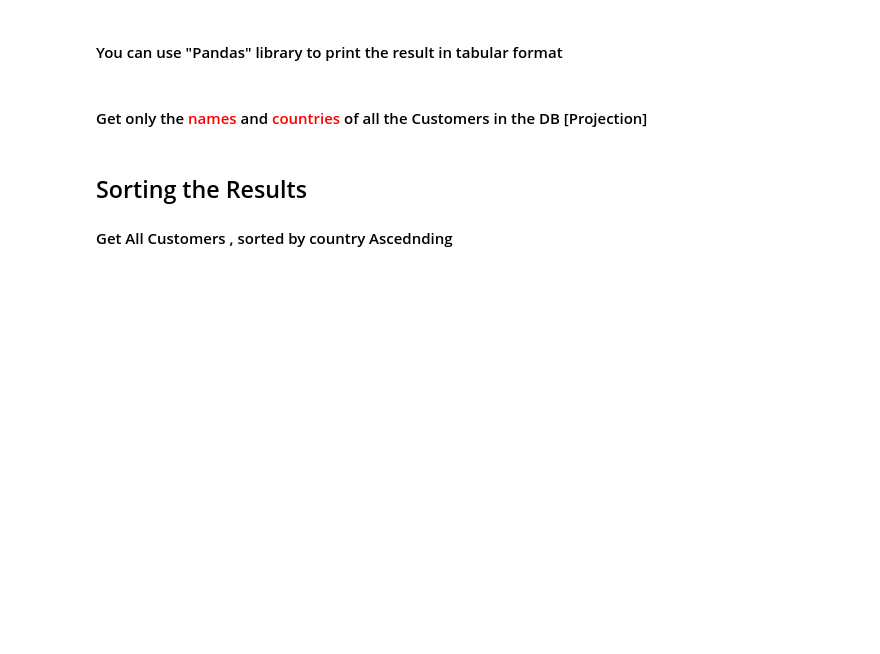
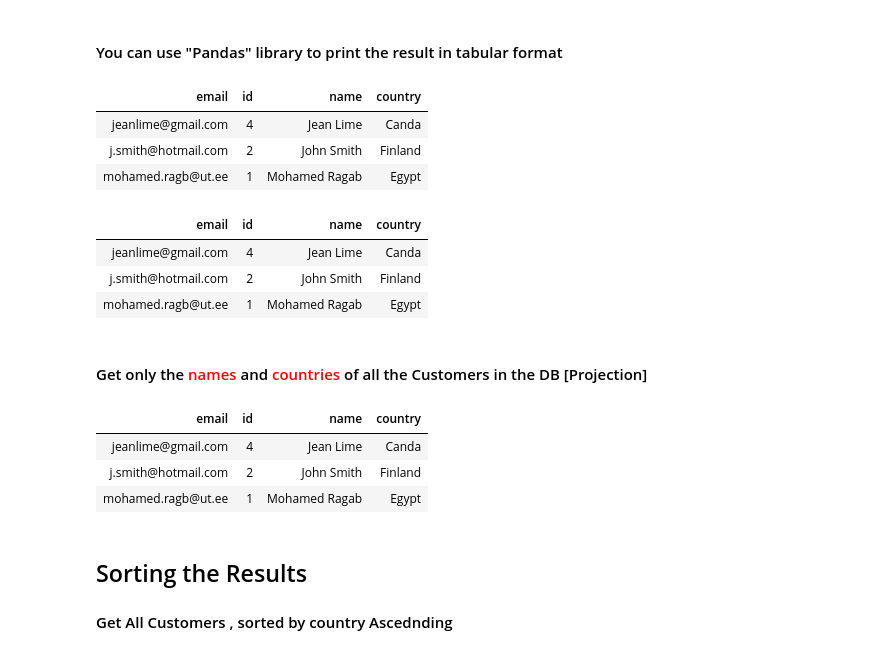
Before and after one commit to haicheviet/dataeng-course-1, a Jupyter notebook: homework_postgres/PostgreSQL-Students.ipynb, the cells around one changed output. Saved outputs shown, nothing was run; the diff lists cells and outputs as text; code cells hidden in the pictures; blank space fills up the shorter version.

```diff
--- a/homework_postgres/PostgreSQL-Students.ipynb
+++ b/homework_postgres/PostgreSQL-Students.ipynb
@@ -299,21 +340,36 @@ except(Exception, psycopg2.Error) as error :
 # %%
 #use Pandas to print the result in tabular form
 # Don't RUN before you put your SQL Query
-my_table = pd.read_sql(' PUT YOUR QUERY HERE!!! ', con)
+my_table = pd.read_sql('select DISTINCT ON (email) email, id,name,country from customer where email is not null', con)
 display(my_table.style.hide_index())
+# %% [output]
+| email | id | name | country |
+| jeanlime@gmail.com | 4 | Jean Lime | Canda |
+| j.smith@hotmail.com | 2 | John Smith | Finland |
+| mohamed.ragb@ut.ee | 1 | Mohamed Ragab | Egypt |
 # %%
 #OR using this code
 # Don't RUN before you put your SQL Query
-another_attempt= psql.read_sql(" PUT YOUR QUERY HERE!!! ", con)
+another_attempt= psql.read_sql("select DISTINCT ON (email) email, id,name,country from customer where email is not null ", con)
 display(another_attempt.style.hide_index())
+# %% [output]
+| email | id | name | country |
+| jeanlime@gmail.com | 4 | Jean Lime | Canda |
+| j.smith@hotmail.com | 2 | John Smith | Finland |
+| mohamed.ragb@ut.ee | 1 | Mohamed Ragab | Egypt |
 # %% [markdown]
 #### Get only the <font color='red'>names</font>  and <font color='red'>countries</font> of all the Customers in the DB [Projection]
 # %%
 # Don't RUN before you put your SQL Query
-sql_project_query = """ PUT YOUR QUERY HERE!!!"""
+sql_project_query = """select DISTINCT ON (email) email, id,name,country from customer where email is not null"""
 
 projected_DF= psql.read_sql(sql_project_query, con)
 display(projected_DF.style.hide_index())
+# %% [output]
+| email | id | name | country |
+| jeanlime@gmail.com | 4 | Jean Lime | Canda |
+| j.smith@hotmail.com | 2 | John Smith | Finland |
+| mohamed.ragb@ut.ee | 1 | Mohamed Ragab | Egypt |
 # %% [markdown]
 ## Sorting the Results
 
```
Also changed, not shown: parts of 15 cells of this notebook.
